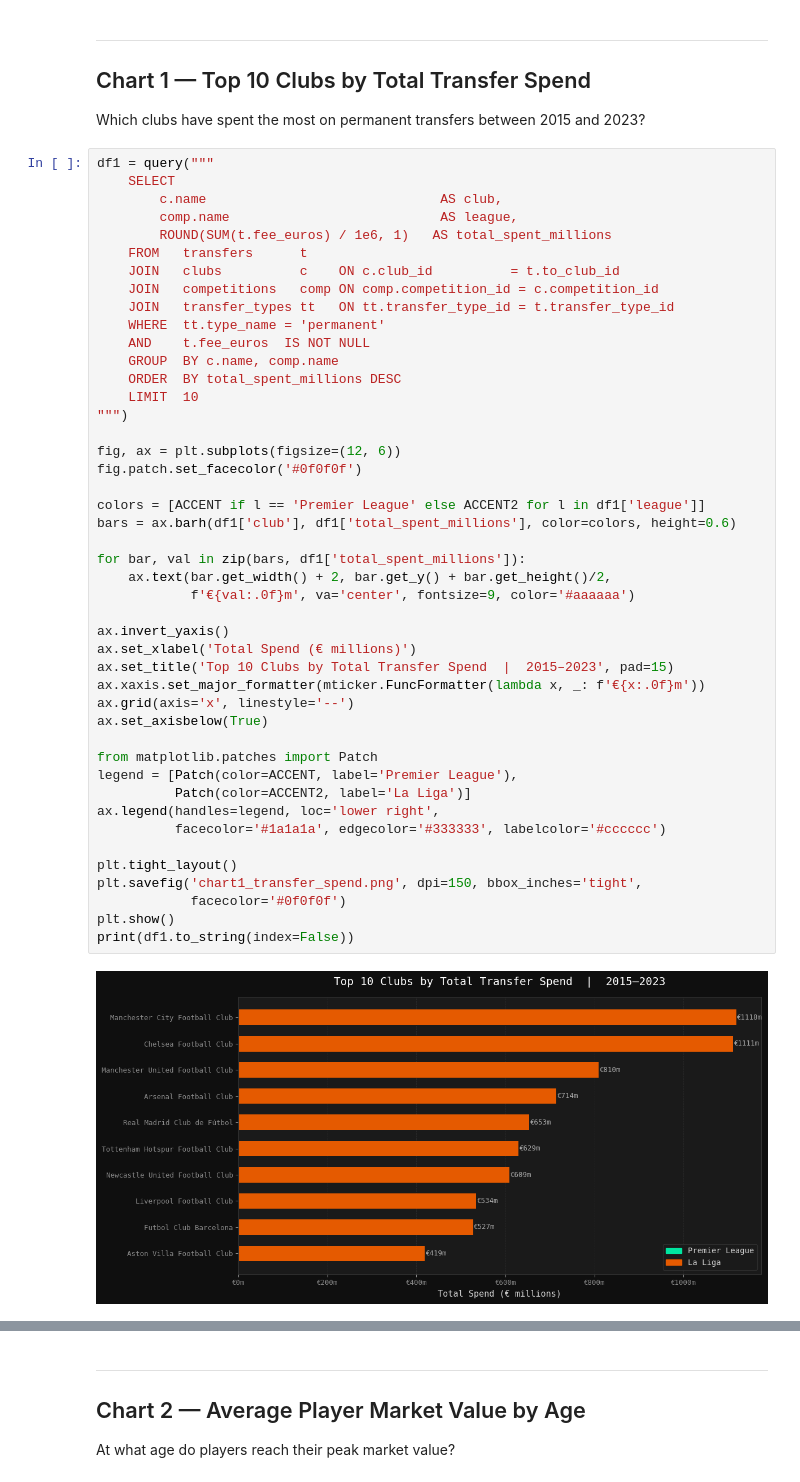
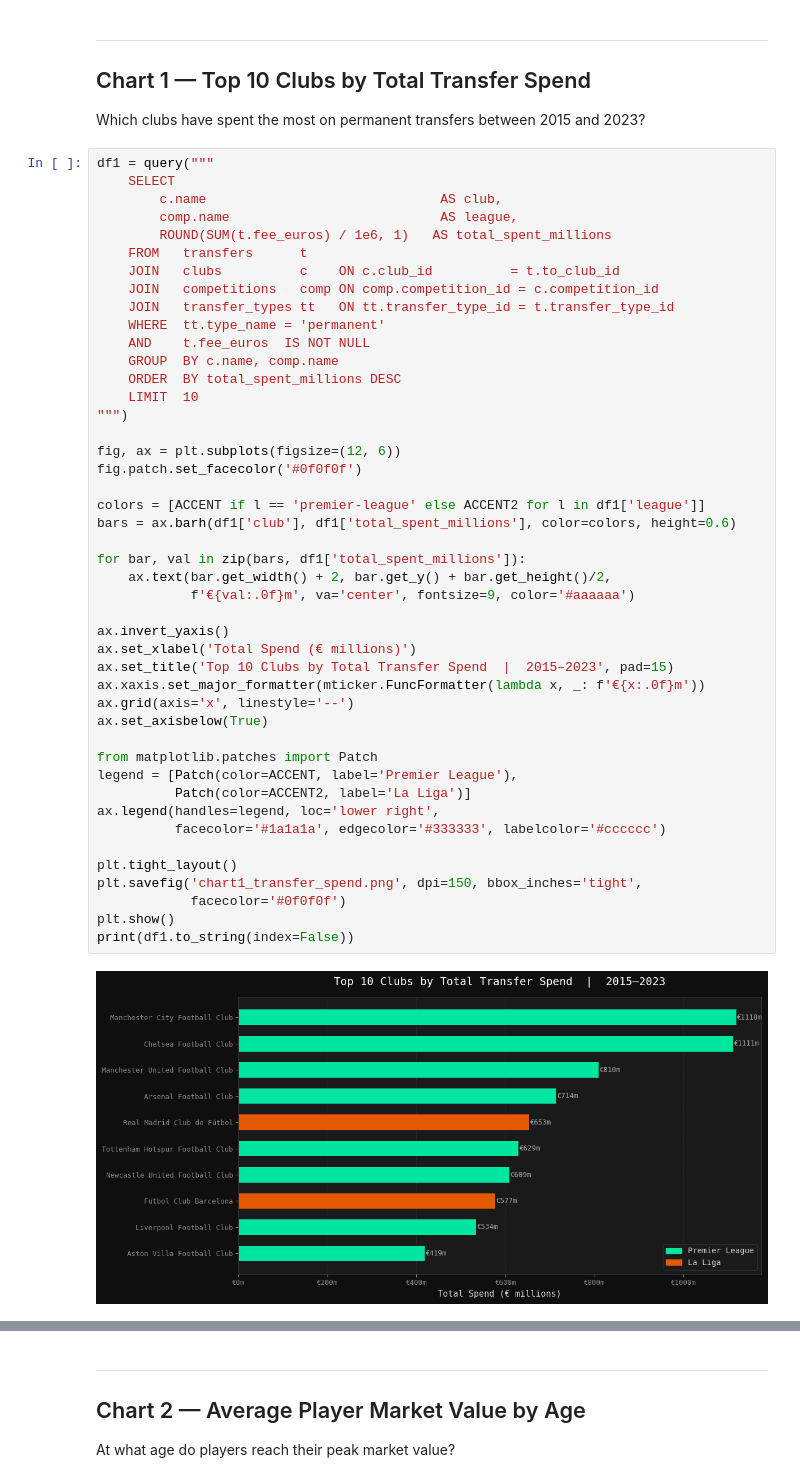
Before and after one commit to Aadi-IITMZ/Project_DBMS, a Jupyter notebook: Milestone_3/dashboard.ipynb, the cells around one changed output, grey strips where cells are left out. Drawn from its saved outputs; the diff is of its cells as text.

```diff
--- a/Milestone_3/dashboard.ipynb
+++ b/Milestone_3/dashboard.ipynb
@@ -83,35 +83,35 @@ df1 = query("""
 """)
 
 fig, ax = plt.subplots(figsize=(12, 6))
 fig.patch.set_facecolor('#0f0f0f')
 
-colors = [ACCENT if l == 'Premier League' else ACCENT2 for l in df1['league']]
+colors = [ACCENT if l == 'premier-league' else ACCENT2 for l in df1['league']]
 bars = ax.barh(df1['club'], df1['total_spent_millions'], color=colors, height=0.6)
 
 for bar, val in zip(bars, df1['total_spent_millions']):
     ax.text(bar.get_width() + 2, bar.get_y() + bar.get_height()/2,
             f'€{val:.0f}m', va='center', fontsize=9, color='#aaaaaa')
 
 ax.invert_yaxis()
 ax.set_xlabel('Total Spend (€ millions)')
 ax.set_title('Top 10 Clubs by Total Transfer Spend  |  2015–2023', pad=15)
 ax.xaxis.set_major_formatter(mticker.FuncFormatter(lambda x, _: f'€{x:.0f}m'))
 ax.grid(axis='x', linestyle='--')
 ax.set_axisbelow(True)
 
 from matplotlib.patches import Patch
 legend = [Patch(color=ACCENT, label='Premier League'),
           Patch(color=ACCENT2, label='La Liga')]
 ax.legend(handles=legend, loc='lower right',
           facecolor='#1a1a1a', edgecolor='#333333', labelcolor='#cccccc')
 
 plt.tight_layout()
 plt.savefig('chart1_transfer_spend.png', dpi=150, bbox_inches='tight',
             facecolor='#0f0f0f')
 plt.show()
 print(df1.to_string(index=False))
 # %% [output]
-[figure, old version]
+[figure, new version]
                            club         league  total_spent_millions
   Manchester City Football Club premier-league                1118.5
           Chelsea Football Club premier-league                1111.0
```
Also changed, not shown: parts of 1 cell of this notebook.
